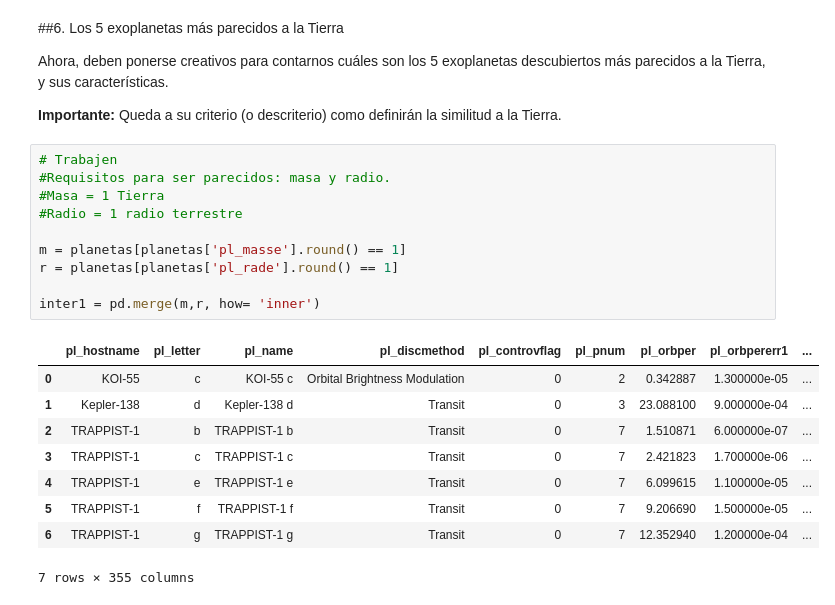
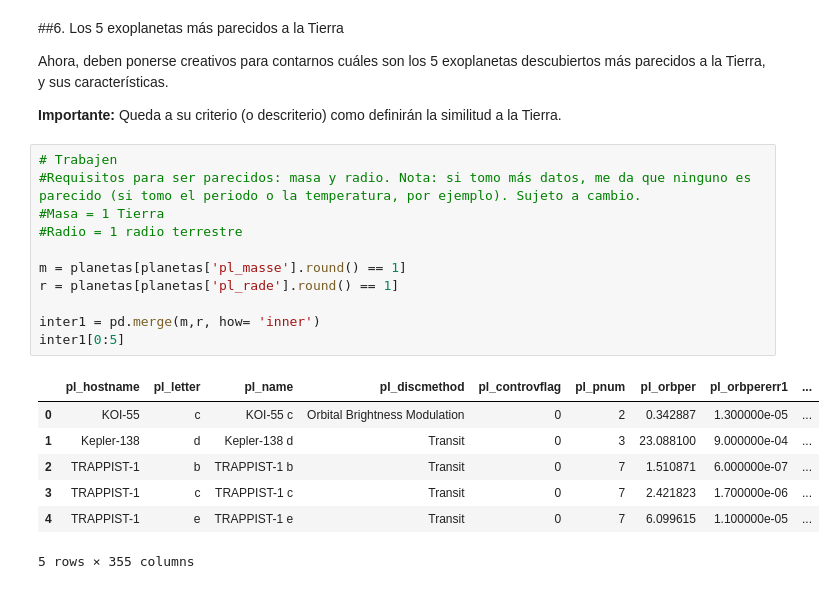
Before and after one commit to SimonSanfeliu/minitarea3, a Jupyter notebook: minitarea3.ipynb, the cells around one changed output. Cells and saved outputs as stored; diff of their text form.

Commit message:
Sección 6 terminada, pero sujeta a cambio

```diff
--- a/minitarea3.ipynb
+++ b/minitarea3.ipynb
@@ -348,21 +350,20 @@ Ahora, deben ponerse creativos para contarnos cuáles son los 5 exoplanetas desc
 **Importante:** Queda a su criterio (o descriterio) como definirán la similitud a la Tierra.
 # %%
 # Trabajen
-#Requisitos para ser parecidos: masa y radio.
+#Requisitos para ser parecidos: masa y radio. Nota: si tomo más datos, me da que ninguno es parecido (si tomo el periodo o la temperatura, por ejemplo). Sujeto a cambio.
 #Masa = 1 Tierra
 #Radio = 1 radio terrestre
 
 m = planetas[planetas['pl_masse'].round() == 1]
 r = planetas[planetas['pl_rade'].round() == 1]
 
 inter1 = pd.merge(m,r, how= 'inner')
+inter1[0:5]
 # %% [output]
 |  | pl_hostname | pl_letter | pl_name | pl_discmethod | pl_controvflag | pl_pnum | pl_orbper | pl_orbpererr1 | ... |
 | 0 | KOI-55 | c | KOI-55 c | Orbital Brightness Modulation | 0 | 2 | 0.342887 | 1.300000e-05 | ... |
 | 1 | Kepler-138 | d | Kepler-138 d | Transit | 0 | 3 | 23.088100 | 9.000000e-04 | ... |
 | 2 | TRAPPIST-1 | b | TRAPPIST-1 b | Transit | 0 | 7 | 1.510871 | 6.000000e-07 | ... |
 | 3 | TRAPPIST-1 | c | TRAPPIST-1 c | Transit | 0 | 7 | 2.421823 | 1.700000e-06 | ... |
 | 4 | TRAPPIST-1 | e | TRAPPIST-1 e | Transit | 0 | 7 | 6.099615 | 1.100000e-05 | ... |
-| 5 | TRAPPIST-1 | f | TRAPPIST-1 f | Transit | 0 | 7 | 9.206690 | 1.500000e-05 | ... |
-| 6 | TRAPPIST-1 | g | TRAPPIST-1 g | Transit | 0 | 7 | 12.352940 | 1.200000e-04 | ... |
-7 rows × 355 columns
+5 rows × 355 columns
```
Also changed, not shown: parts of 1 cell of this notebook.
